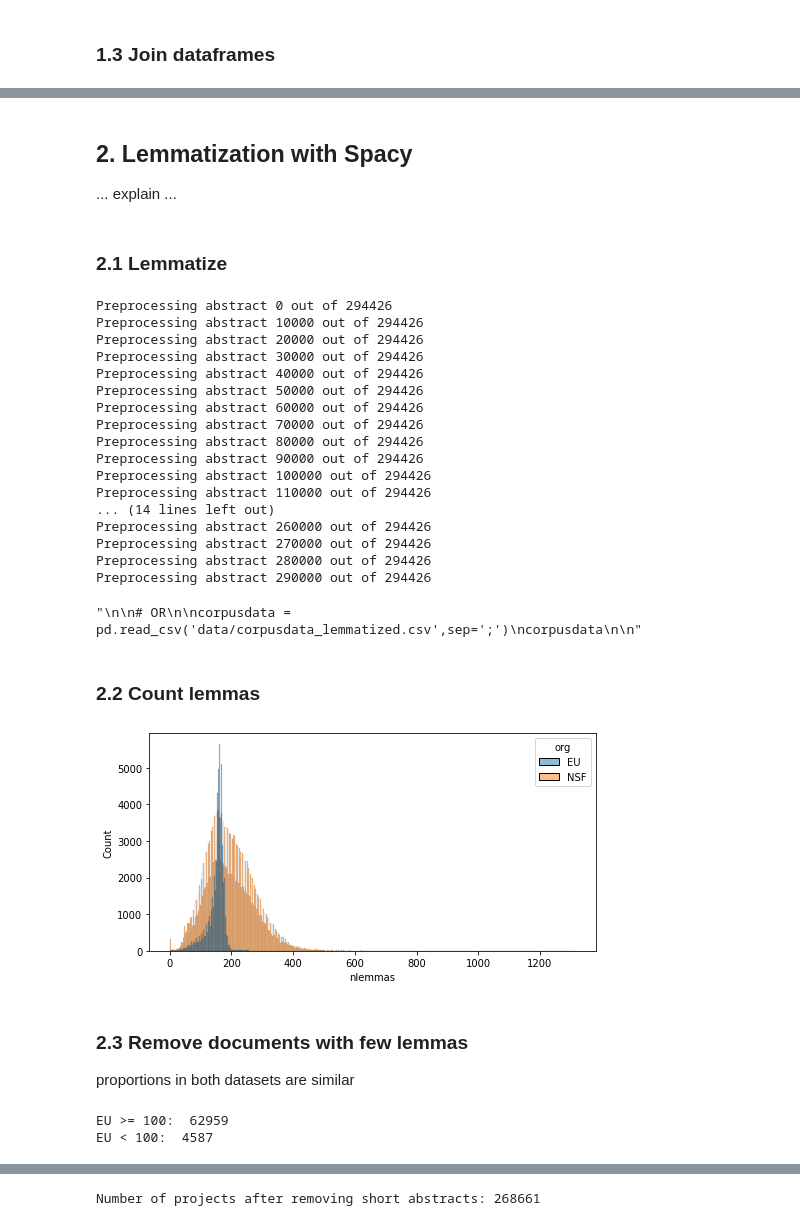
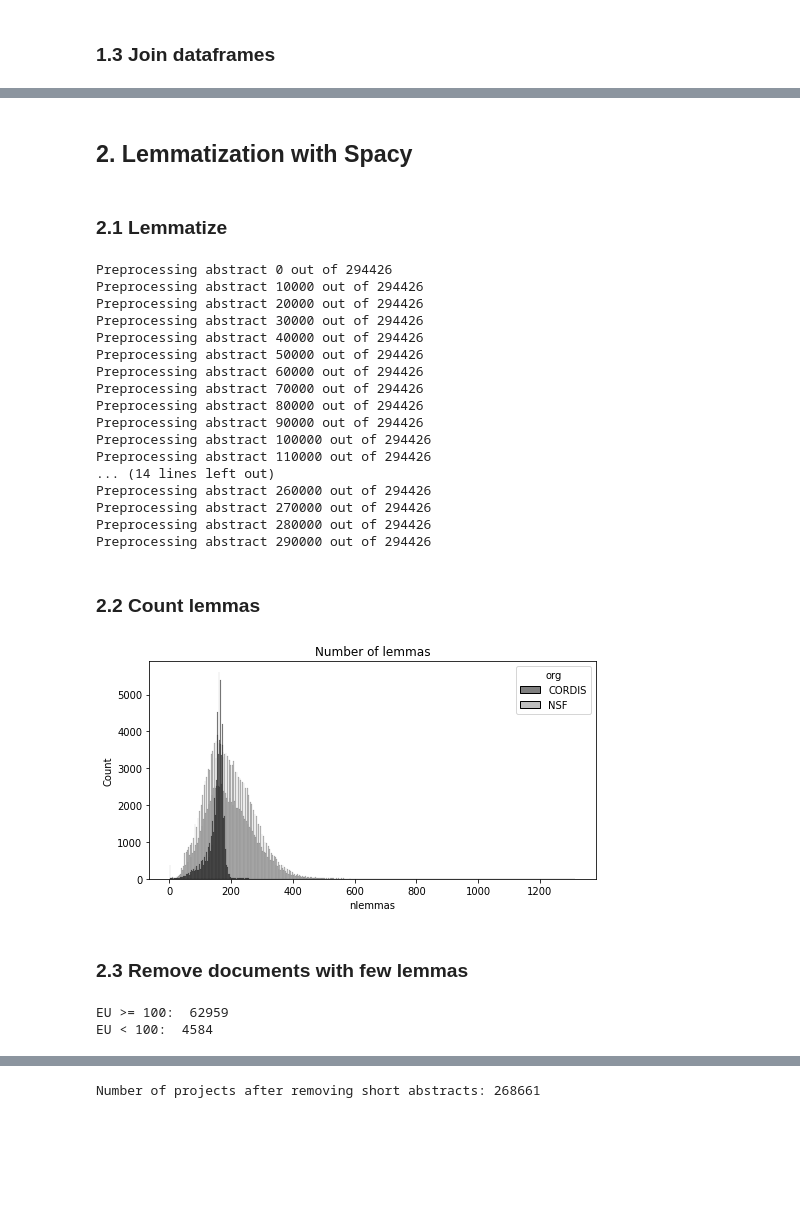
Before and after one commit to celiaromero/mythesis, a Jupyter notebook: topic_modeling.ipynb, the cells around one changed output, grey strips where cells are left out. Cells and saved outputs as stored; diff of their text form; code cells hidden in the pictures; blank space fills up the shorter version.

```diff
--- a/topic_modeling.ipynb
+++ b/topic_modeling.ipynb
@@ -102,8 +103,6 @@ EU      67546
 Name: org, dtype: int64
 # %% [markdown]
 ## 2. Lemmatization with Spacy
-
-... explain ...
 # %% [markdown]
 ### 2.1 Lemmatize
 # %%
@@ -130,17 +129,6 @@ for i in range(len(corpusdata)):
     corpusdata['lemmas'].iloc[i] = text_preprocessing(doc)
 
 corpusdata.to_csv('data/corpusdata_lemmatized.csv',sep=';',index=False)
-
-corpusdata
-
-"""
-
-# OR
-
-corpusdata = pd.read_csv('data/corpusdata_lemmatized.csv',sep=';')
-corpusdata
-
-"""
 # %% [output]
 Preprocessing abstract 0 out of 294426
 Preprocessing abstract 10000 out of 294426
@@ -159,4 +147,3 @@ Preprocessing abstract 260000 out of 294426
 Preprocessing abstract 270000 out of 294426
 Preprocessing abstract 280000 out of 294426
 Preprocessing abstract 290000 out of 294426
-"\n\n# OR\n\ncorpusdata = pd.read_csv('data/corpusdata_lemmatized.csv',sep=';')\ncorpusdata\n\n"
@@ -165,25 +155,24 @@ Preprocessing abstract 290000 out of 294426
 # %%
 def count_lemmas(x):
     return len(x.split())
 
-corpusdata = corpusdata[corpusdata['lemmas'].notna()]
+corpusdata = corpusdata[corpusdata['lemmas'].notna()] #none
 corpusdata['lemmas'] = corpusdata['lemmas'].str.lower()
 corpusdata['nlemmas'] = corpusdata['lemmas'].apply(count_lemmas)
 fig, axes = plt.subplots(1, 1, figsize=(8, 4), sharex=True)
-sns.histplot(data = corpusdata, x='nlemmas', hue='org')
+sns.histplot(data = corpusdata, x='nlemmas', hue='org', palette=['k','gray'])
+plt.title('Number of lemmas')
 plt.show()
 # %% [output]
-[figure, old version]
+[figure, new version]
 # %% [markdown]
 ### 2.3 Remove documents with few lemmas
-
-proportions in both datasets are similar
 # %%
-print('EU >= 100: ',len(corpusdata[(corpusdata['org']=='EU') & (corpusdata['nlemmas']>=100)]))
-print('EU < 100: ',len(corpusdata[(corpusdata['org']=='EU') & (corpusdata['nlemmas']<100)]))
+print('EU >= 100: ',len(corpusdata[(corpusdata['org']=='CORDIS') & (corpusdata['nlemmas']>=100)]))
+print('EU < 100: ',len(corpusdata[(corpusdata['org']=='CORDIS') & (corpusdata['nlemmas']<100)]))
 # %% [output]
 EU >= 100:  62959
-EU < 100:  4587
+EU < 100:  4584
 # %%
 print('NSF >= 100: ',len(corpusdata[(corpusdata['org']=='NSF') & (corpusdata['nlemmas']>=100)]))
 print('NSF < 100: ',len(corpusdata[(corpusdata['org']=='NSF') & (corpusdata['nlemmas']<100)]))
```
Also changed, not shown: parts of 50 cells of this notebook, 3 other files.
